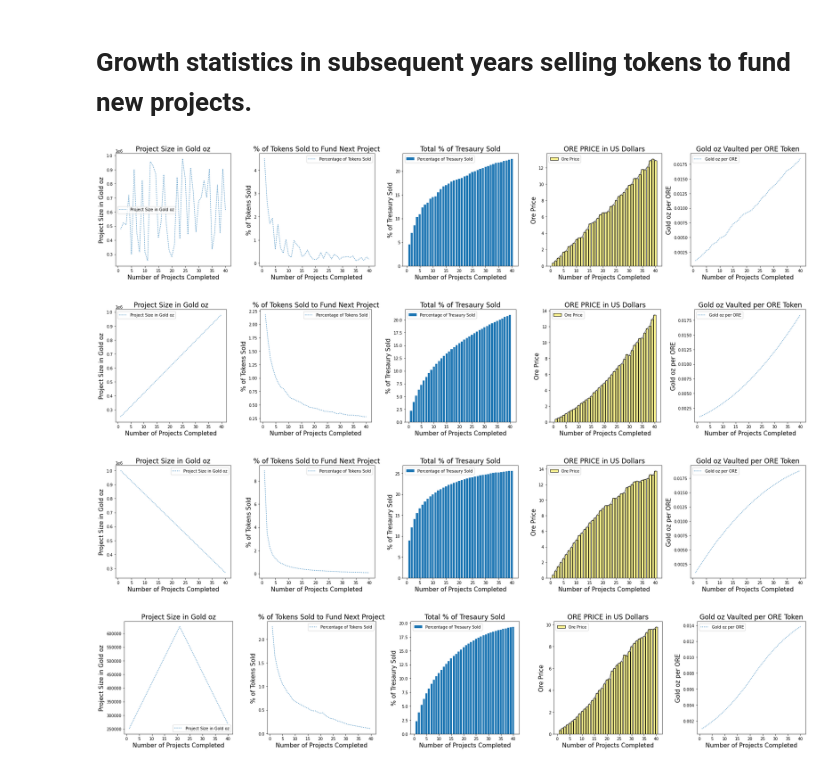
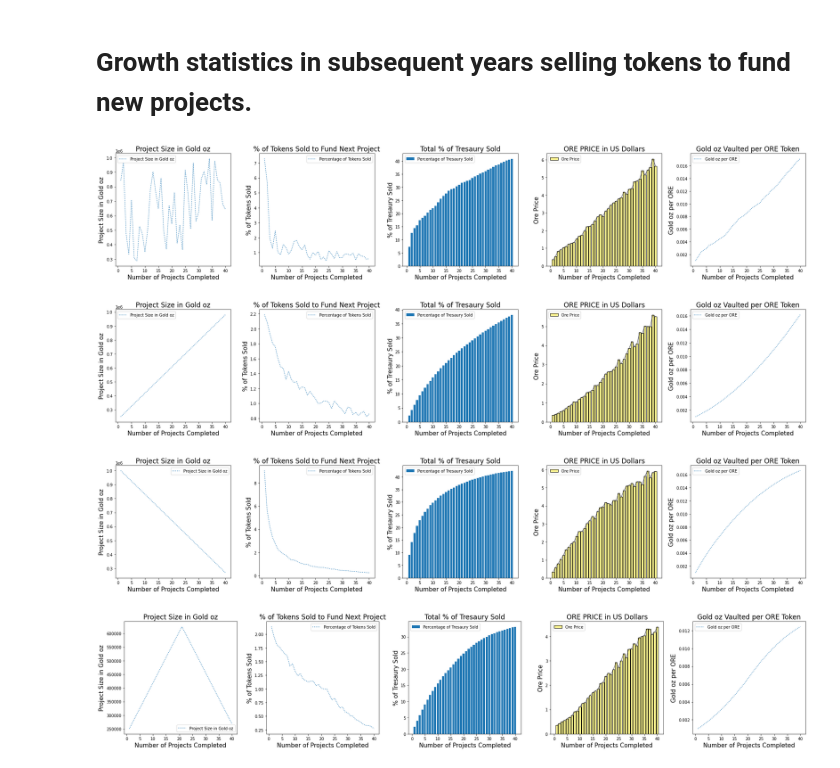
Before and after one commit to Jasper-Rowan/Drivetrain, a Jupyter notebook: GreenVault_Tokenomics_Collab.ipynb, the cells around one changed output. Saved outputs shown, nothing was run; the diff lists cells and outputs as text; code cells hidden in the pictures.

```diff
--- a/GreenVault_Tokenomics_Collab.ipynb
+++ b/GreenVault_Tokenomics_Collab.ipynb
@@ -236,21 +237,23 @@ def runModel(project_sizes, row_width=25, row_height=5):
   ounces_per_ore_lst = []
   percentage_changes_in_tresaury_sales = []
   percentage_changes_in_initial_tresaury_sales = []
-
+  USED_ROUNDS = 0
 
   for i in range(ROUNDS):
-    ounces_per_ore_lst += [dao.ounces_per_ore_outstanding()]
 
     ore_price = dao.ore_price(CARBON_CREDIT_PRICE, BIO_CREDIT_PRICE, gld.history(period='365d')['High'][np.random.randint(250)] * 10)
-    ore_prices += [ore_price]
+    ounces_to_buy = project_sizes[i]
 
-
-    ore_in_treasury_pre_liquidation = dao.ore_in_treasury
-
-    ounces_to_buy = project_sizes[i]
 
     dollars_needed_for_aq = ounces_to_buy * GOLD_ACQUISITION_PRICE
     ore_to_sell = dollars_needed_for_aq / ore_price
+    if ore_to_sell > dao.ore_in_treasury:
+      break
+    USED_ROUNDS = i + 1
+    ore_prices += [ore_price]
+
+    ounces_per_ore_lst += [dao.ounces_per_ore_outstanding()]
+    ore_in_treasury_pre_liquidation = dao.ore_in_treasury
 
     dao.liquidate_treasury(ore_to_sell, ore_price)
     ore_in_treasury_post_liquidation = dao.ore_in_treasury
@@ -271,8 +274,19 @@ def runModel(project_sizes, row_width=25, row_height=5):
     # print("--------------------------")
 
 
+  project_sizes = project_sizes[:USED_ROUNDS]
+  num_rounds = [i for i in range(1, len(project_sizes) + 1)]
+  # print("num_rounds: ", num_rounds)
+  # print("num_rounds len: ", len(num_rounds))
 
-  num_rounds = [i for i in range(1, ROUNDS + 1)]
+  # print("--------------------------")
+  # print("project_sizes: ", project_sizes)
+  # print("project_sizes len: ", len(project_sizes))
+
+  # print("--------------------------")
+  # print("percentage changes: ", percentage_changes_in_tresaury_sales)
+  # print("percentage changes len: ", len(percentage_changes_in_tresaury_sales))
+
 
   # Below is all the matplotlib code to create the plots
   title_size = 17
@@ -338,28 +352,28 @@ def runModel(project_sizes, row_width=25, row_height=5):
 # %%
 # In this model we will randomly sample a project size from 500,000 - 4,000,000 gold Ounces, repeating this process ROUNDS number of times.
 GOLD_ACQUISITION_PRICE = 30  # We assume that it will cost $30 to aquire 1 ounce of gold
 CARBON_CREDIT_PER_OUNCE = 2
-BIO_CREDIT_PER_OUNCE = .05
+BIO_CREDIT_PER_OUNCE = 0
 
 UNMINED_GOLD_DISCOUNT = .15
 
 CARBON_CREDIT_PRICE = 5
 BIO_CREDIT_PRICE = 6000
 
 
 PROJECT_SIZE_MIN = 250000
 PROJECT_SIZE_MAX = 1000000
 ROUNDS = 40
 
 
 dao = GreenVaultDAO(2000000000, 1000000000)
 dao.buy_gold(1000000, 0, 0, 0)
 
 project_sizes = [np.random.randint(PROJECT_SIZE_MIN, high=PROJECT_SIZE_MAX) for _ in range(ROUNDS)]
 
 runModel(project_sizes)
 # %% [output]
-[figure, old version]
+[figure, new version]
 # %%
 # In this model we will steadly increase the project size from 500,000 - 4,000,00, repeating this process ROUNDS number of times.
 dao = GreenVaultDAO(2000000000, 1000000000)
@@ -372,7 +386,7 @@ project_sizes = [initial_size + addition * i for i in range(ROUNDS)]
 
 runModel(project_sizes)
 # %% [output]
-[figure, old version]
+[figure, new version]
 # %%
 # In this model we will steadly decrease the project size from 4,000,000 - 500,000, repeating this process ROUNDS number of times.
 dao = GreenVaultDAO(2000000000, 1000000000)
@@ -385,7 +399,7 @@ project_sizes = [initial_size + addition * (ROUNDS - i) for i in range(ROUNDS)]
 
 runModel(project_sizes)
 # %% [output]
-[figure, old version]
+[figure, new version]
 # %%
 # In this model we will steadly increase the project size then decrease the project size in the range of 500,000 - 4,000,000, repeating this process ROUNDS number of times.
 dao = GreenVaultDAO(2000000000, 1000000000)
@@ -398,4 +412,4 @@ project_sizes = [initial_size + addition * i if i < ROUNDS/2 else initial_size +
 
 runModel(project_sizes)
 # %% [output]
-[figure, old version]
+[figure, new version]
```
Also changed, not shown: parts of 2 cells of this notebook.
